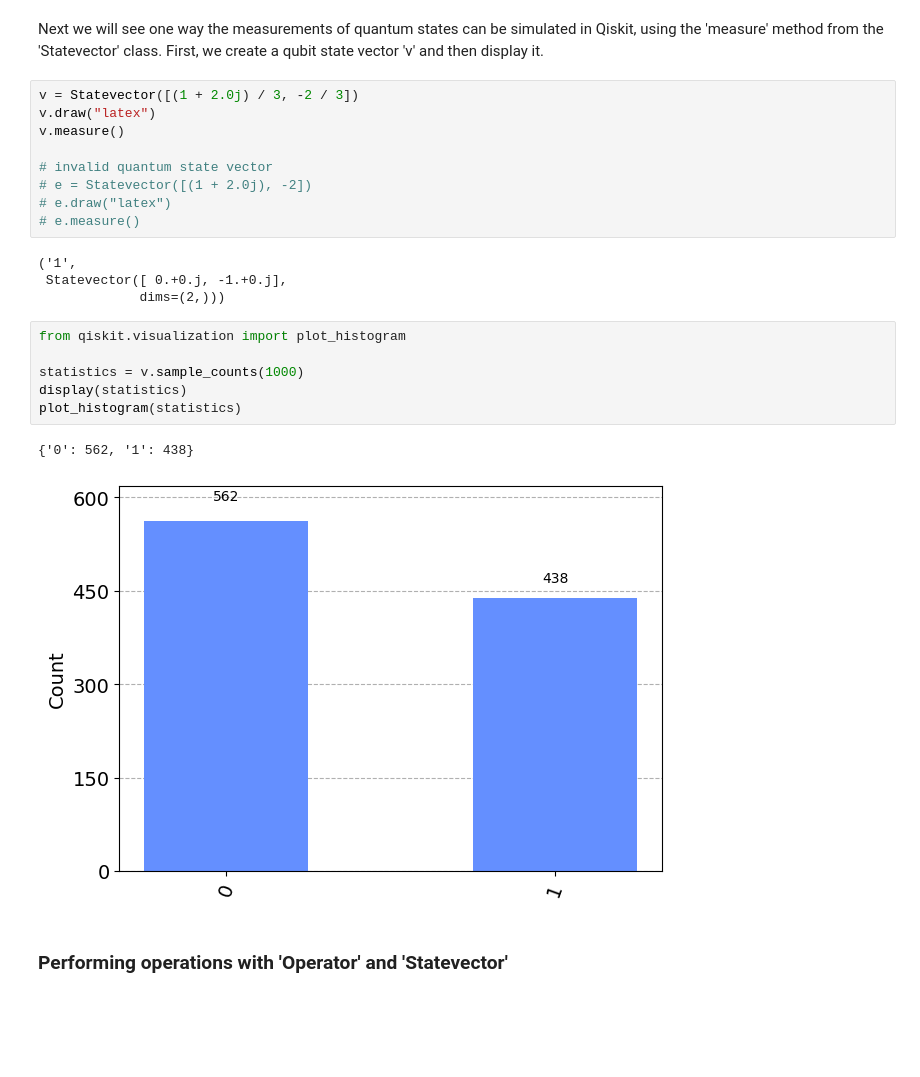
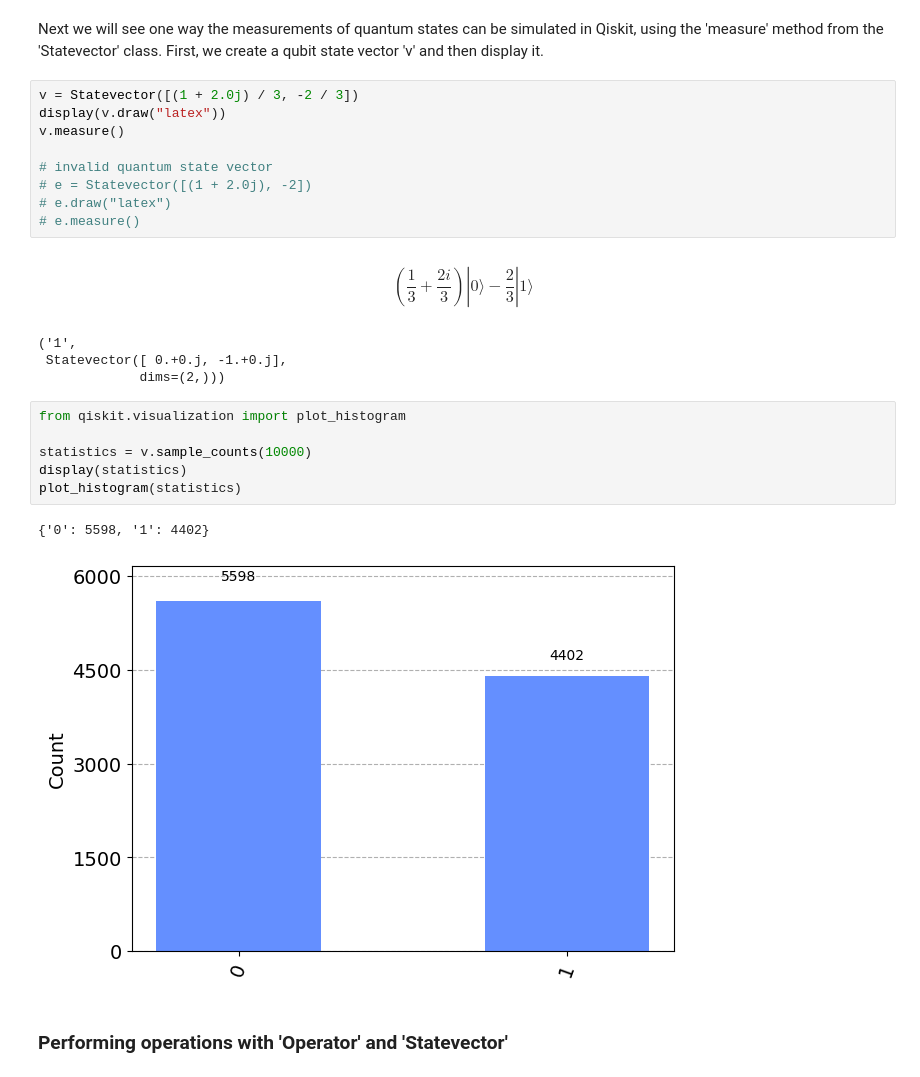
Before and after one commit to gfantonib/quantum, a Jupyter notebook: lesson_1_single_systems/03_qiskit_examples.ipynb, the cells around one changed output. Cells and saved outputs as stored; diff of their text form; blank space fills up the shorter version.

Commit message:
latex correction in qisket exemples.

```diff
--- a/lesson_1_single_systems/03_qiskit_examples.ipynb
+++ b/lesson_1_single_systems/03_qiskit_examples.ipynb
@@ -77,7 +77,7 @@ Next we will see one way the measurements of quantum states can be simulated in
 First, we create a qubit state vector 'v' and then display it.
 # %%
 v = Statevector([(1 + 2.0j) / 3, -2 / 3])
-v.draw("latex")
+display(v.draw("latex"))
 v.measure()
 
 # invalid quantum state vector
@@ -85,18 +85,19 @@ v.measure()
 # e.draw("latex")
 # e.measure()
 # %% [output]
+$$(\frac{1}{3} + \frac{2 i}{3}) |0\rangle- \frac{2}{3} |1\rangle$$
 ('1',
  Statevector([ 0.+0.j, -1.+0.j],
              dims=(2,)))
 # %%
 from qiskit.visualization import plot_histogram
 
-statistics = v.sample_counts(1000)
+statistics = v.sample_counts(10000)
 display(statistics)
 plot_histogram(statistics)
 # %% [output]
-{'0': 562, '1': 438}
+{'0': 5598, '1': 4402}
-[figure, old version]
+[figure, new version]
 # %% [markdown]
 ### Performing operations with 'Operator' and 'Statevector'
 # %% [markdown]
```
Also changed, not shown: parts of 1 cell of this notebook.
